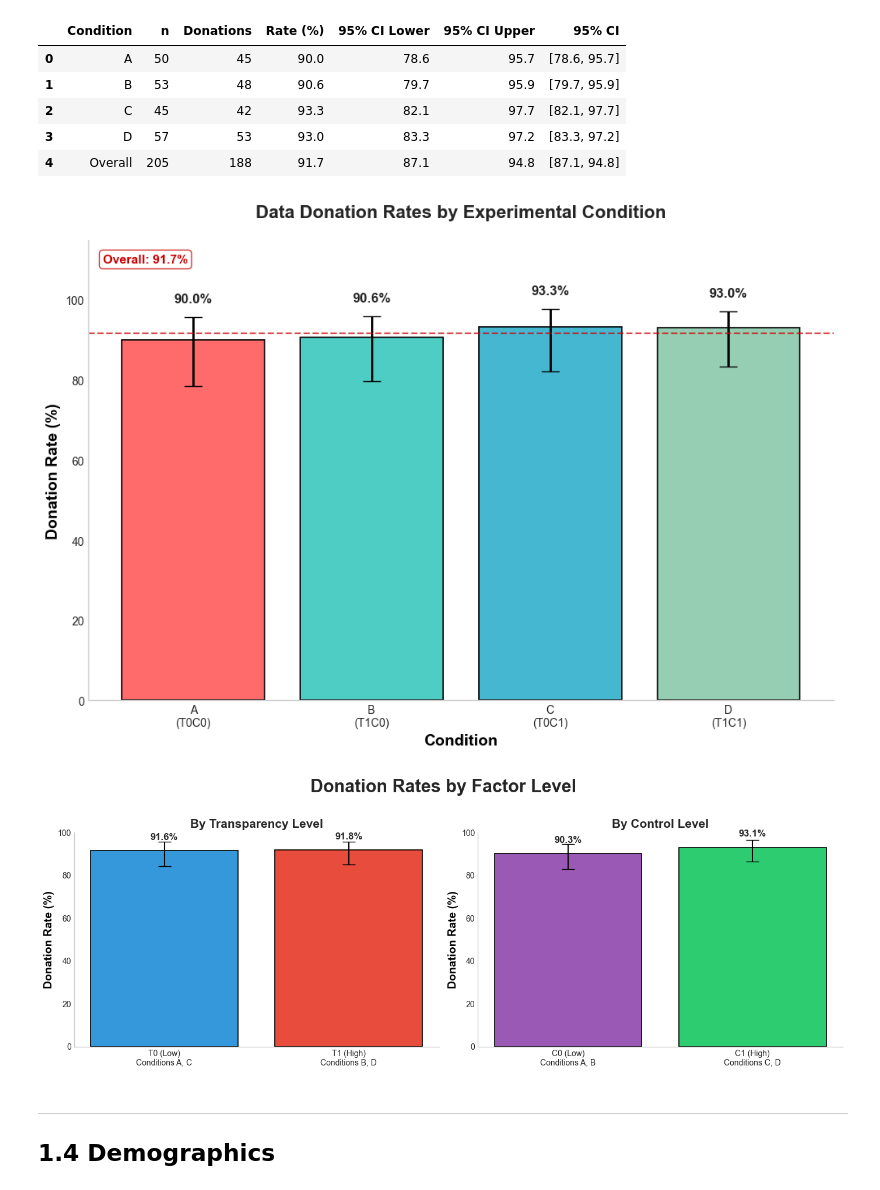
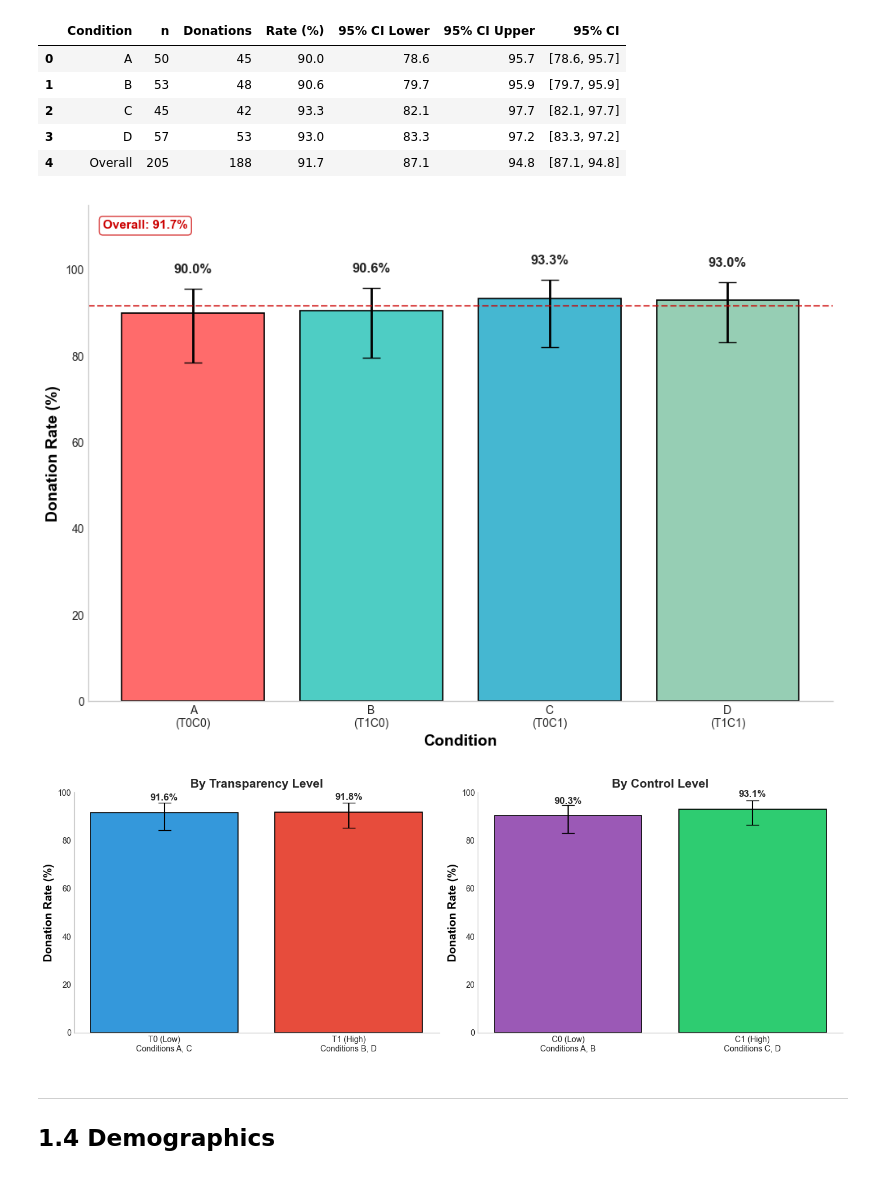
Before and after one commit to pluzgi/chatbot-study, a Jupyter notebook: analysis/phase1_descriptive_statistics.ipynb, the cells around one changed output. Cells and saved outputs as stored; diff of their text form; code cells hidden in the pictures.

```diff
--- a/analysis/phase1_descriptive_statistics.ipynb
+++ b/analysis/phase1_descriptive_statistics.ipynb
@@ -298,8 +296,6 @@ ax.text(0.02, 0.97, f'Overall: {overall_rate:.1f}%', transform=ax.transAxes,
 
 ax.set_ylabel('Donation Rate (%)', fontsize=14, color='black', fontweight='bold')
 ax.set_xlabel('Condition', fontsize=14, color='black', fontweight='bold')
-ax.set_title('Data Donation Rates by Experimental Condition',
-             fontsize=16, fontweight='bold', pad=20)
 ax.set_ylim(0, 115)
 ax.spines['top'].set_visible(False)
 ax.spines['right'].set_visible(False)
@@ -308,7 +304,7 @@ plt.tight_layout()
 plt.savefig('output/phase1/fig_donation_rates.png', dpi=150, bbox_inches='tight')
 plt.show()
 # %% [output]
-[figure, old version]
+[figure, new version]
 # %%
 # Donation rate by Transparency Level (T0 vs T1)
 fig, axes = plt.subplots(1, 2, figsize=(14, 5))
@@ -342,35 +338,34 @@ axes[0].set_ylim(0, 100)
 for bar, rate in zip(bars, [t0_rate, t1_rate]):
     axes[0].text(bar.get_x() + bar.get_width()/2, bar.get_height() + 5,
                  f'{rate:.1f}%', ha='center', fontsize=12, fontweight='bold')
 
 # By Control
 c0_rate = df_filtered[df_filtered['control_level'] == 0]['donation_decision'].mean() * 100
 c1_rate = df_filtered[df_filtered['control_level'] == 1]['donation_decision'].mean() * 100
 c0_n = len(df_filtered[df_filtered['control_level'] == 0])
 c1_n = len(df_filtered[df_filtered['control_level'] == 1])
 c0_ci = wilson_ci(int(df_filtered[df_filtered['control_level'] == 0]['donation_decision'].sum()), c0_n)
 c1_ci = wilson_ci(int(df_filtered[df_filtered['control_level'] == 1]['donation_decision'].sum()), c1_n)
 
 bars = axes[1].bar(['C0 (Low)\nConditions A, B', 'C1 (High)\nConditions C, D'],
                    [c0_rate, c1_rate],
                    color=['#9b59b6', '#2ecc71'],
                    edgecolor='black', linewidth=1.2,
                    yerr=[[c0_rate - c0_ci[0]*100, c1_rate - c1_ci[0]*100],
                          [c0_ci[1]*100 - c0_rate, c1_ci[1]*100 - c1_rate]],
                    capsize=8)
 axes[1].set_ylabel('Donation Rate (%)', fontsize=14, color='black', fontweight='bold')
 axes[1].set_title('By Control Level', fontsize=15, fontweight='bold')
 axes[1].set_ylim(0, 100)
 for bar, rate in zip(bars, [c0_rate, c1_rate]):
     axes[1].text(bar.get_x() + bar.get_width()/2, bar.get_height() + 5,
                  f'{rate:.1f}%', ha='center', fontsize=12, fontweight='bold')
 
-plt.suptitle('Donation Rates by Factor Level', fontsize=22, fontweight='bold', y=1.02)
 plt.tight_layout()
 plt.savefig('output/phase1/fig_donation_rates_by_factor.png', dpi=150, bbox_inches='tight')
 plt.show()
 # %% [output]
-[figure, old version]
+[figure, new version]
 # %% [markdown]
 ---
 ## 1.4 Demographics
```
Also changed, not shown: parts of 7 cells of this notebook, 2 other files.
